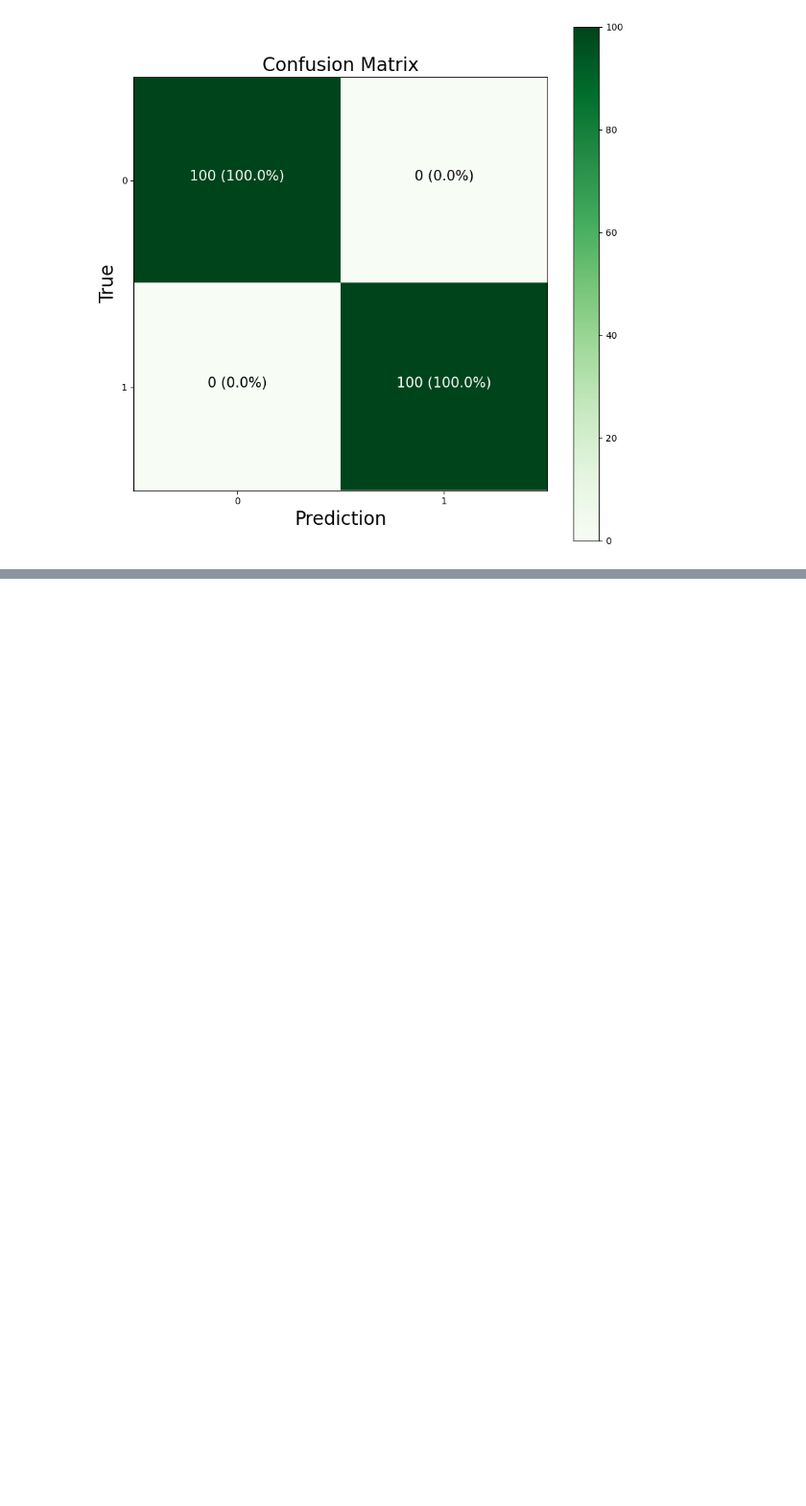
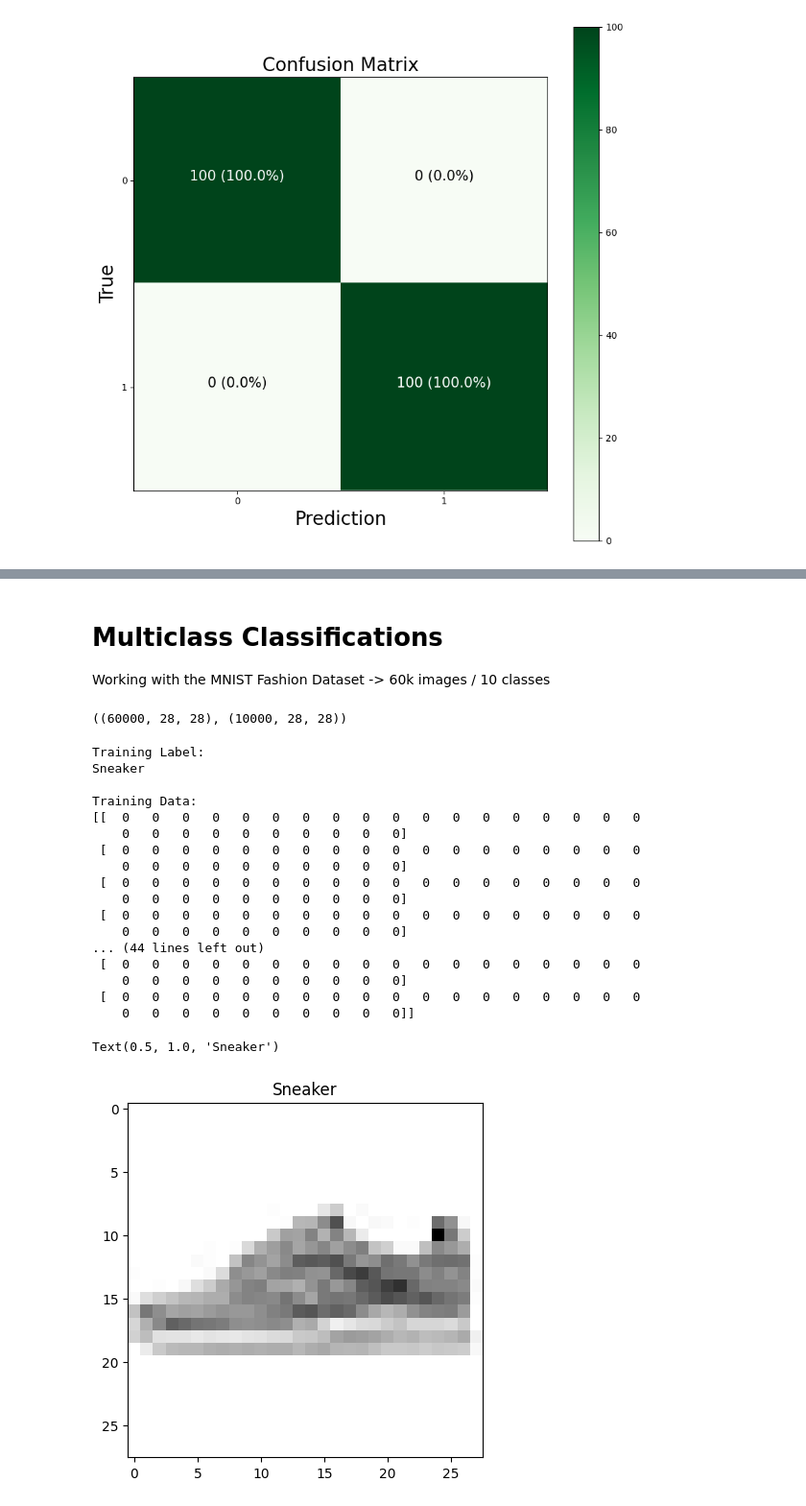
Before and after one commit to mpolinowski/tf-2023, a Jupyter notebook: 02_Tensorflow_Classifications/02_Tensorflow_Classifications.ipynb, the cells around one changed output, grey strips where cells are left out. Shown at 96% size. Cells and saved outputs as stored; diff of their text form; code cells hidden in the pictures; blank space fills up the shorter version.

Commit message:
added multiclass model

```diff
--- a/02_Tensorflow_Classifications/02_Tensorflow_Classifications.ipynb
+++ b/02_Tensorflow_Classifications/02_Tensorflow_Classifications.ipynb
@@ -889,3 +889,79 @@ plot_confusion_matrix(y_pred, y_test)
 [figure]
 # %% [markdown]
 ![Tensorflow - Classification Problems](../assets/02_Tensorflow_Classifications_18.png)
+# %% [markdown]
+# Multiclass Classifications
+
+Working with the MNIST Fashion Dataset -> 60k images / 10 classes
+# %%
+# importing the mnist dataset with keras
+(train_data, train_labels), (test_data, test_labels) = tf.keras.datasets.fashion_mnist.load_data()
+train_data.shape, test_data.shape
+# ((60000, 28, 28), (10000, 28, 28)) => 60k training images & 10k testing images with 28x28px
+# %% [output]
+((60000, 28, 28), (10000, 28, 28))
+# %%
+# show example data
+
+## training labels
+class_names = ["T-shirt/Top", "Trousers", "Pullover", "Dress", "Coat", "Sandal", "Shirt", "Sneaker", "Bag", "Ankle Boot"]
+
+## print label and data for index 666
+print(f"Training Label:\n{class_names[train_labels[666]]}\n")
+print(f"Training Data:\n{train_data[666]}")
+
+plt.imshow(train_data[666], cmap=plt.cm.binary)
+plt.title(class_names[train_labels[666]])
+
+# Training Label:
+# Sneaker
+
+# Training Data:
+# [[  0   0   0   0   0   0   0   0   0   0   0   0   0   0   0   0   0   0   0   0   0   0   0   0   0   0   0  0]
+#  [  0   0   0   0   0   0   0   0   0   0   0   0   0   0   0   0   0   0   0   0   0   0   0   0   0   0   0  0]
+#  [  0   0   0   0   0   0   0   0   0   0   0   0   0   0   0   0   0   0   0   0   0   0   0   0   0   0   0  0]
+#  [  0   0   0   0   0   0   0   0   0   0   0   0   0   0   0   0   0   0   0   0   0   0   0   0   0   0   0  0]
+#  [  0   0   0   0   0   0   0   0   0   0   0   0   0   0   0   0   0   0   0   0   0   0   0   0   0   0   0  0]
+#  [  0   0   0   0   0   0   0   0   0   0   0   0   0   0   0   0   0   0   0   0   0   0   0   0   0   0   0  0]
+#  [  0   0   0   0   0   0   0   0   0   0   0   0   0   0   0   0   0   0   0   0   0   0   0   0   0   0   0  0]
+#  [  0   0   0   0   0   0   0   0   0   0   0   0   0   0   0   0   0   0   0   0   0   0   0   0   0   0   0  0]
+#  [  0   0   0   0   0   0   0   0   0   0   0   2   0   0   0  25  51   0   5   0   0   0   0   0   0   0   0  0]
+#  [  0   0   0   0   0   0   0   0   0   0   0   0   2  72  74 115 175   7   0   7   5   0   2   0 146 110   7  0]
+#  [  0   0   0   0   0   0   0   0   0   0   0  54  95  92 123  77 123  72  20   0   0   0   0   0 255 136  51  0]
+#  [  0   0   0   0   0   0   2   0   2  38  79  97 118  90 105 121  95 115  128  59  48   5   5  64 118 103  82 0]
+#  [  0   0   0   0   0   5   2   0  61 121 108  92 115 162 167 162 175 133  105 113 144 133 110 133 144 146 141 2]
+#  [  2   0   0   0   0   0   5  36 113 103  95 118 128 126 110 108 151 182  195 167 139 136 136 115 126 108 123 2]
+#  [  0   0   2   0   7  33  51  85 105 123 128  92  90  79 108 133 103 121  162 170 193 206 151 126 123 123 118 5]
+#  [  5  33  48  59  72  74  82  82 115 123 121 118 139 115  90 133 139 136  149 164 180 170 157 170 151 139 131 2]
+#  [ 61 136 113  90  95  92 100 108 103 103 113 126 133 164 170 146 157 149  115  87  72  82 110 123 128 131 100 0]
+#  [ 41  79 118 159 149 139 136 131 113 110 113 118 113  79  85  43  15  25  36  38  51  59  41  41  41  36  54  0]
+#  [ 46  66  30  28  28  23  28  25  23  28  30  36  38  54  56  66  92 100  97  92  82  72  77  66  69  74  85 15]
+#  [  0  20  54  69  72  72  79  82  79  82  79  82  82  72  82  87  74  72  74  64  54  54  56  51  56  54  51  7]
+#  [  0   0   0   0   0   0   0   0   0   0   0   0   0   0   0   0   0   0  0   0   0   0   0   0   0   0   0   0]
+#  [  0   0   0   0   0   0   0   0   0   0   0   0   0   0   0   0   0   0  0   0   0   0   0   0   0   0   0   0]
+#  [  0   0   0   0   0   0   0   0   0   0   0   0   0   0   0   0   0   0  0   0   0   0   0   0   0   0   0   0]
+#  [  0   0   0   0   0   0   0   0   0   0   0   0   0   0   0   0   0   0  0   0   0   0   0   0   0   0   0   0]
+#  [  0   0   0   0   0   0   0   0   0   0   0   0   0   0   0   0   0   0  0   0   0   0   0   0   0   0   0   0]
+#  [  0   0   0   0   0   0   0   0   0   0   0   0   0   0   0   0   0   0  0   0   0   0   0   0   0   0   0   0]
+#  [  0   0   0   0   0   0   0   0   0   0   0   0   0   0   0   0   0   0  0   0   0   0   0   0   0   0   0   0]
+#  [  0   0   0   0   0   0   0   0   0   0   0   0   0   0   0   0   0   0  0   0   0   0   0   0   0   0   0   0]]
+# %% [output]
+Training Label:
+Sneaker
+
+Training Data:
+[[  0   0   0   0   0   0   0   0   0   0   0   0   0   0   0   0   0   0
+    0   0   0   0   0   0   0   0   0   0]
+ [  0   0   0   0   0   0   0   0   0   0   0   0   0   0   0   0   0   0
+    0   0   0   0   0   0   0   0   0   0]
+ [  0   0   0   0   0   0   0   0   0   0   0   0   0   0   0   0   0   0
+    0   0   0   0   0   0   0   0   0   0]
+ [  0   0   0   0   0   0   0   0   0   0   0   0   0   0   0   0   0   0
+    0   0   0   0   0   0   0   0   0   0]
+... (44 lines left out)
+ [  0   0   0   0   0   0   0   0   0   0   0   0   0   0   0   0   0   0
+    0   0   0   0   0   0   0   0   0   0]
+ [  0   0   0   0   0   0   0   0   0   0   0   0   0   0   0   0   0   0
+    0   0   0   0   0   0   0   0   0   0]]
+Text(0.5, 1.0, 'Sneaker')
+[figure, added]
```
Also changed, not shown: parts of 15 cells of this notebook, 4 other files.
